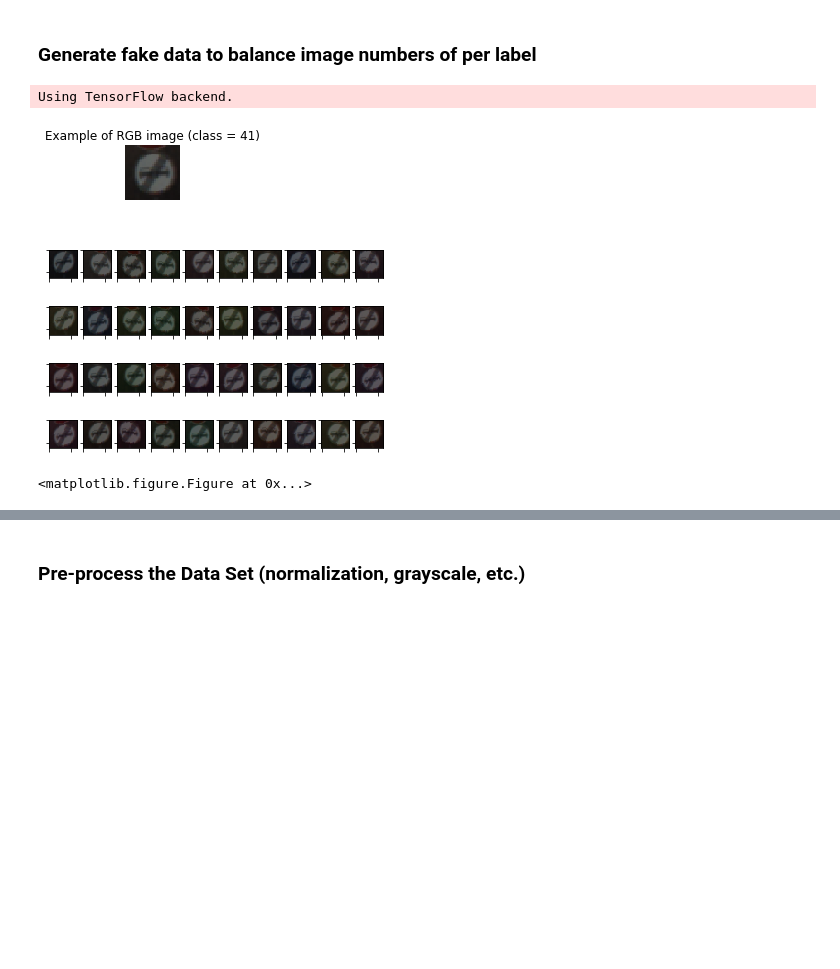
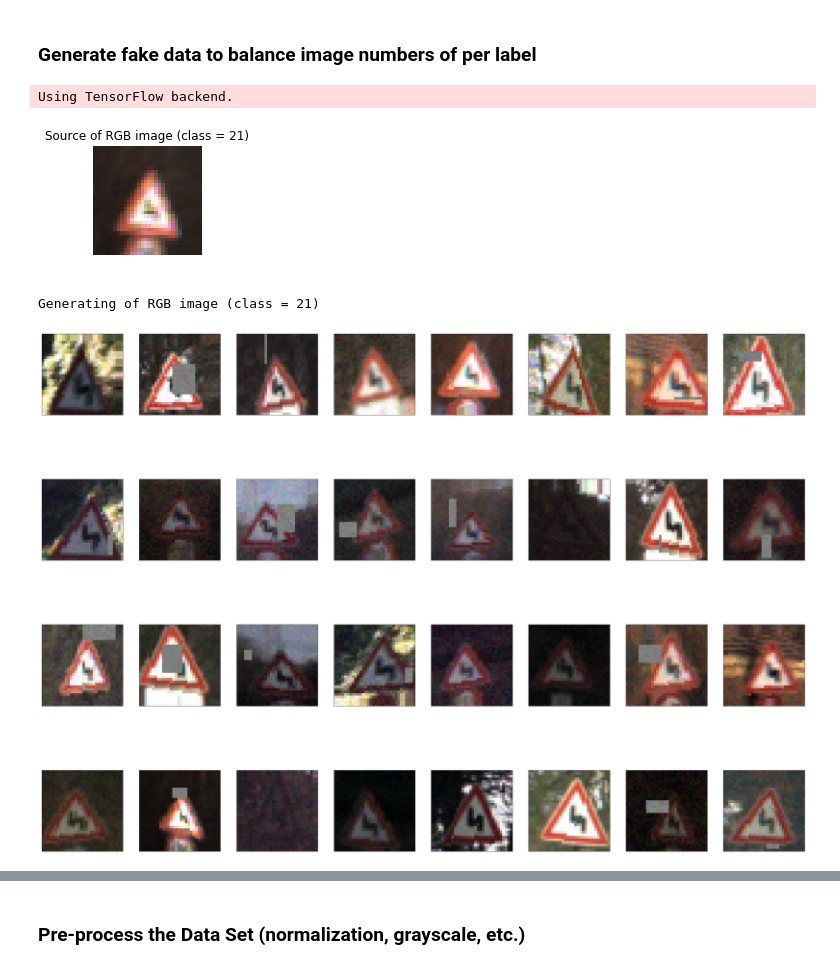
Before and after one commit to HairanWu/CarND-Traffic-Sign-Classifier-Project, a Jupyter notebook: Traffic_Sign_Classifier.ipynb, the cells around one changed output, grey strips where cells are left out. Saved outputs shown, nothing was run; the diff lists cells and outputs as text; code cells hidden in the pictures; blank space fills up the shorter version.

```diff
--- a/Traffic_Sign_Classifier.ipynb
+++ b/Traffic_Sign_Classifier.ipynb
@@ -221,39 +223,53 @@ Here is an example of a [published baseline model on this problem](http://yann.l
 # %%
 # creat the generator to perform online data augmentation
 from keras.preprocessing.image import ImageDataGenerator
 
 image_datagen = ImageDataGenerator(rotation_range=5.,
                                    shear_range=0.2,
-                                   rescale = 0.9,
-                                   channel_shift_range=10,
+                                   zoom_range=0.2,
+                                   channel_shift_range=5,
                                    width_shift_range=0.1,
-                                   height_shift_range=0.1)
+                                   height_shift_range=0.1,
+                                   preprocessing_function=DataAugumentProcess)
+
 # take a random image from the training set
-img_rgb = X_train[22]
+def gen_class_images_show(images,lables,class_n):
+    imagemarkimg = np.copy(X_train[y_train == class_n])
+    labelmarkimg = y_train[y_train == class_n]
 
-# plot the original image
-plt.figure(figsize=(1,1))
-plt.imshow(img_rgb)
-plt.title('Example of RGB image (class = {})'.format(y_train[10]))
-plt.axis('off')
-plt.show()
+    img_rgb = imagemarkimg[0].astype(np.uint8)
+    # plot the original image
+    plt.figure(figsize=(2,2))
+    plt.imshow(img_rgb)
+    plt.title('Source of RGB image (class = {})'.format(class_n))
+    plt.axis('off')
+    plt.show()
 
-# plot some randomly augmented images
-rows, cols = 4, 10
-fig, ax_array = plt.subplots(rows, cols)
-plt.figure(figsize=(40, 30))
-for ax in ax_array.ravel():
-    augmented_img, _ = image_datagen.flow(np.expand_dims(img_rgb, 0), [y_train[12]]).next()
-    ax.imshow(np.uint8(np.squeeze(augmented_img)))
-plt.setp([a.get_xticklabels() for a in ax_array.ravel()], visible=False)
-plt.setp([a.get_yticklabels() for a in ax_array.ravel()], visible=False)
-plt.suptitle('Random examples of data augment (starting from the previous image)')
-plt.show()
+    x = np.empty((0,32,32,3))
+    y = np.empty(0,dtype='uint8')
+
+    print('Generating of RGB image (class = {})'.format(class_n))
+    plt.figure(figsize=(40, 30))
+    for x_batch, y_batch in image_datagen.flow(imagemarkimg,labelmarkimg, batch_size=32):
+#         print(x.shape)
+#         print(x_batch.shape)
+        x = np.concatenate((x,x_batch),axis=0)
+#         print(x.shape)
+        for i in range(4):
+            for j in range(8):
+                idx = (8*i) + j
+                plt.subplot(4, 8, idx+1)
+                plt.imshow(x[idx].astype(np.uint8))
+                plt.xticks([])
+                plt.yticks([])
+        break
+
+gen_class_images_show(X_train,y_train,21)
 # %% [output]
 Using TensorFlow backend.
-[figure, old version]
+[figure, new version]
+Generating of RGB image (class = 21)
-[figure, old version]
+[figure, new version]
-<matplotlib.figure.Figure at 0x...>
 # %%
 def gen_class_images(images,lables,sumclass):
     for class_n in range(0,sumclass):
```
Also changed, not shown: parts of 24 cells of this notebook.
